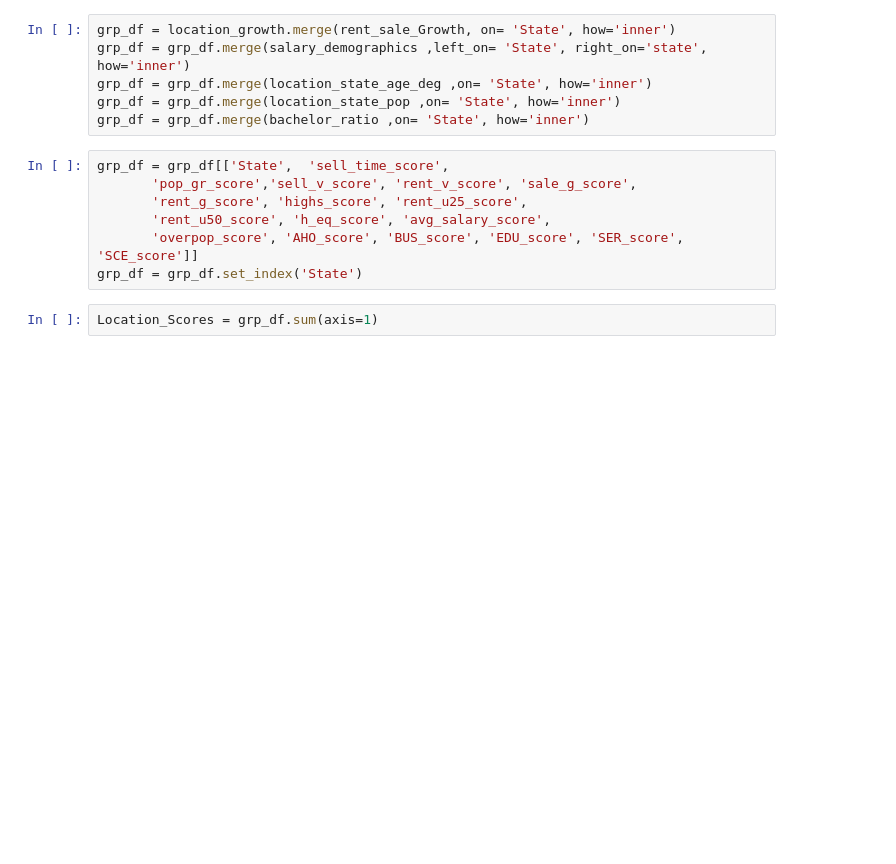
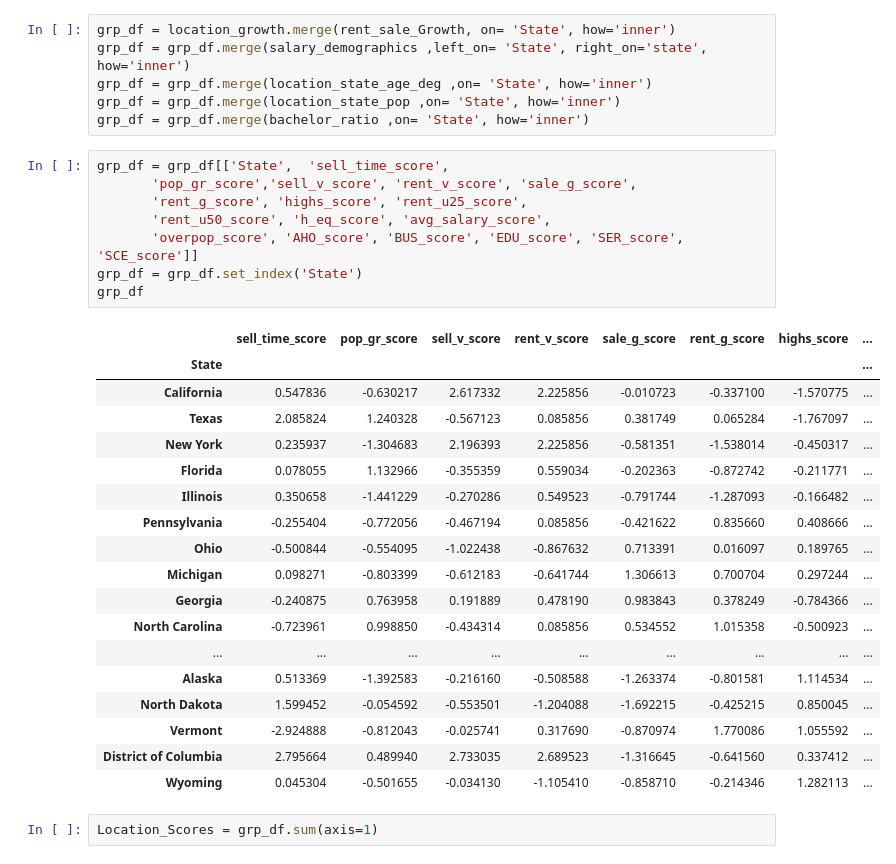
Before and after one commit to joshfgohunt/Capstone, a Jupyter notebook: 2.Findings.ipynb, the cells around one changed output. Cells and saved outputs as stored; diff of their text form; blank space fills up the shorter version.

```diff
--- a/2.Findings.ipynb
+++ b/2.Findings.ipynb
@@ -640,10 +627,30 @@ grp_df = grp_df.merge(bachelor_ratio ,on= 'State', how='inner')
 # %%
 grp_df = grp_df[['State',  'sell_time_score',
        'pop_gr_score','sell_v_score', 'rent_v_score', 'sale_g_score',
        'rent_g_score', 'highs_score', 'rent_u25_score',
        'rent_u50_score', 'h_eq_score', 'avg_salary_score',
        'overpop_score', 'AHO_score', 'BUS_score', 'EDU_score', 'SER_score', 'SCE_score']]
 grp_df = grp_df.set_index('State')
+grp_df
+# %% [output]
+|  | sell_time_score | pop_gr_score | sell_v_score | rent_v_score | sale_g_score | rent_g_score | highs_score | ... |
+| State |  |  |  |  |  |  |  | ... |
+| California | 0.547836 | -0.630217 | 2.617332 | 2.225856 | -0.010723 | -0.337100 | -1.570775 | ... |
+| Texas | 2.085824 | 1.240328 | -0.567123 | 0.085856 | 0.381749 | 0.065284 | -1.767097 | ... |
+| New York | 0.235937 | -1.304683 | 2.196393 | 2.225856 | -0.581351 | -1.538014 | -0.450317 | ... |
+| Florida | 0.078055 | 1.132966 | -0.355359 | 0.559034 | -0.202363 | -0.872742 | -0.211771 | ... |
+| Illinois | 0.350658 | -1.441229 | -0.270286 | 0.549523 | -0.791744 | -1.287093 | -0.166482 | ... |
+| Pennsylvania | -0.255404 | -0.772056 | -0.467194 | 0.085856 | -0.421622 | 0.835660 | 0.408666 | ... |
+| Ohio | -0.500844 | -0.554095 | -1.022438 | -0.867632 | 0.713391 | 0.016097 | 0.189765 | ... |
+| Michigan | 0.098271 | -0.803399 | -0.612183 | -0.641744 | 1.306613 | 0.700704 | 0.297244 | ... |
+| Georgia | -0.240875 | 0.763958 | 0.191889 | 0.478190 | 0.983843 | 0.378249 | -0.784366 | ... |
+| North Carolina | -0.723961 | 0.998850 | -0.434314 | 0.085856 | 0.534552 | 1.015358 | -0.500923 | ... |
+| ... | ... | ... | ... | ... | ... | ... | ... | ... |
+| Alaska | 0.513369 | -1.392583 | -0.216160 | -0.508588 | -1.263374 | -0.801581 | 1.114534 | ... |
+| North Dakota | 1.599452 | -0.054592 | -0.553501 | -1.204088 | -1.692215 | -0.425215 | 0.850045 | ... |
+| Vermont | -2.924888 | -0.812043 | -0.025741 | 0.317690 | -0.870974 | 1.770086 | 1.055592 | ... |
+| District of Columbia | 2.795664 | 0.489940 | 2.733035 | 2.689523 | -1.316645 | -0.641560 | 0.337412 | ... |
+| Wyoming | 0.045304 | -0.501655 | -0.034130 | -1.105410 | -0.858710 | -0.214346 | 1.282113 | ... |
 # %%
 Location_Scores = grp_df.sum(axis=1)
 # %%
```
Also changed, not shown: parts of 3 cells of this notebook.
